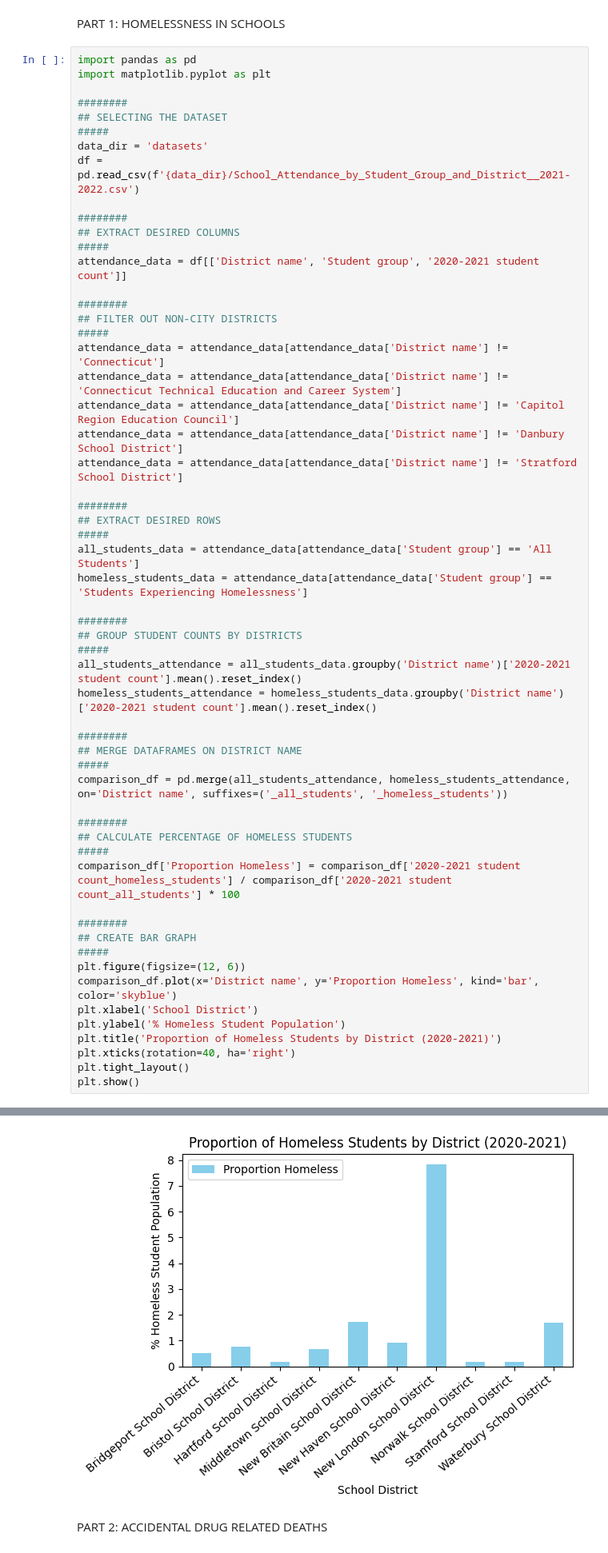
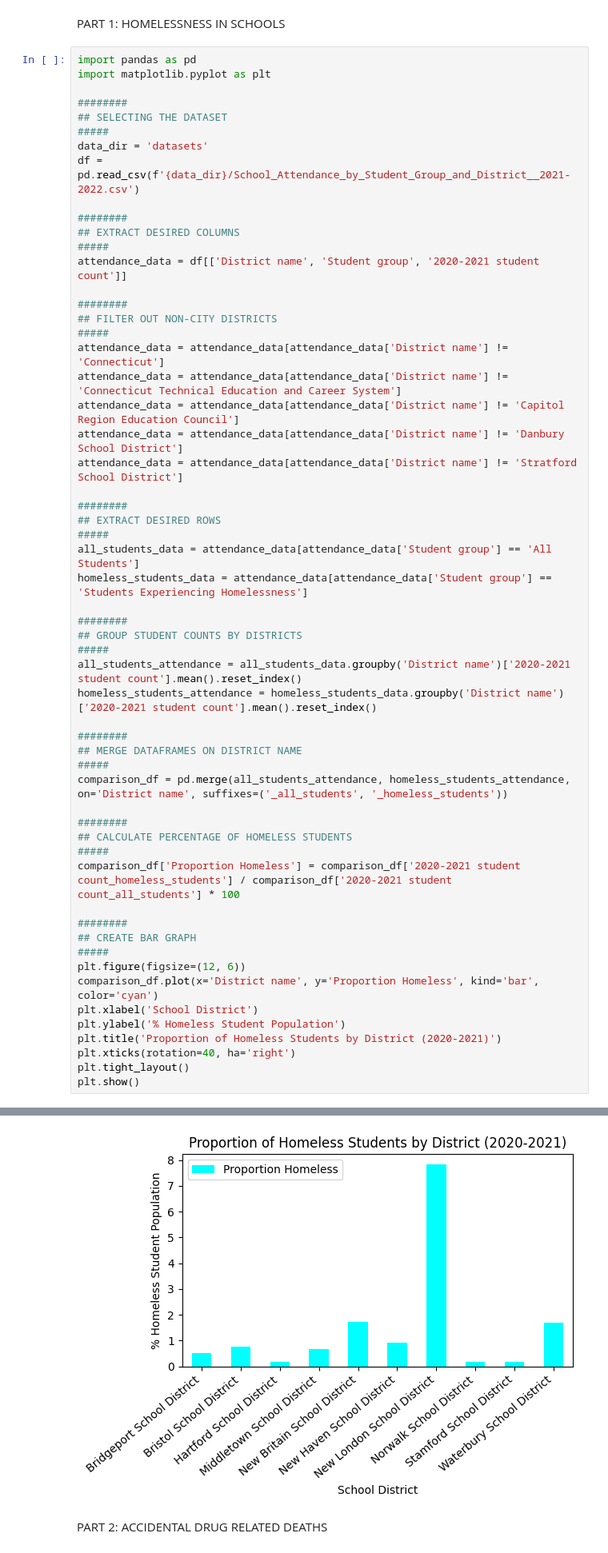
Before and after one commit to AidenManuel/CS2704-Final-Project, a Jupyter notebook: code/2020-2021.ipynb, the cells around one changed output, grey strips where cells are left out. Shown at 80% size. Saved outputs shown, nothing was run; the diff lists cells and outputs as text.

```diff
--- a/code/2020-2021.ipynb
+++ b/code/2020-2021.ipynb
@@ -31,35 +31,35 @@ all_students_data = attendance_data[attendance_data['Student group'] == 'All Stu
 homeless_students_data = attendance_data[attendance_data['Student group'] == 'Students Experiencing Homelessness']
 
 ########
 ## GROUP STUDENT COUNTS BY DISTRICTS
 #####
 all_students_attendance = all_students_data.groupby('District name')['2020-2021 student count'].mean().reset_index()
 homeless_students_attendance = homeless_students_data.groupby('District name')['2020-2021 student count'].mean().reset_index()
 
 ########
 ## MERGE DATAFRAMES ON DISTRICT NAME
 #####
 comparison_df = pd.merge(all_students_attendance, homeless_students_attendance, on='District name', suffixes=('_all_students', '_homeless_students'))
 
 ########
 ## CALCULATE PERCENTAGE OF HOMELESS STUDENTS
 #####
 comparison_df['Proportion Homeless'] = comparison_df['2020-2021 student count_homeless_students'] / comparison_df['2020-2021 student count_all_students'] * 100
 
 ########
 ## CREATE BAR GRAPH
 #####
 plt.figure(figsize=(12, 6))
-comparison_df.plot(x='District name', y='Proportion Homeless', kind='bar', color='skyblue')
+comparison_df.plot(x='District name', y='Proportion Homeless', kind='bar', color='cyan')
 plt.xlabel('School District')
 plt.ylabel('% Homeless Student Population')
 plt.title('Proportion of Homeless Students by District (2020-2021)')
 plt.xticks(rotation=40, ha='right')
 plt.tight_layout()
 plt.show()
 # %% [output]
 <Figure size 1200x600 with 0 Axes>
-[figure, old version]
+[figure, new version]
 # %% [markdown]
 PART 2: ACCIDENTAL DRUG RELATED DEATHS
 # %%
```
Also changed, not shown: parts of 2 cells of this notebook, 2 other files.
